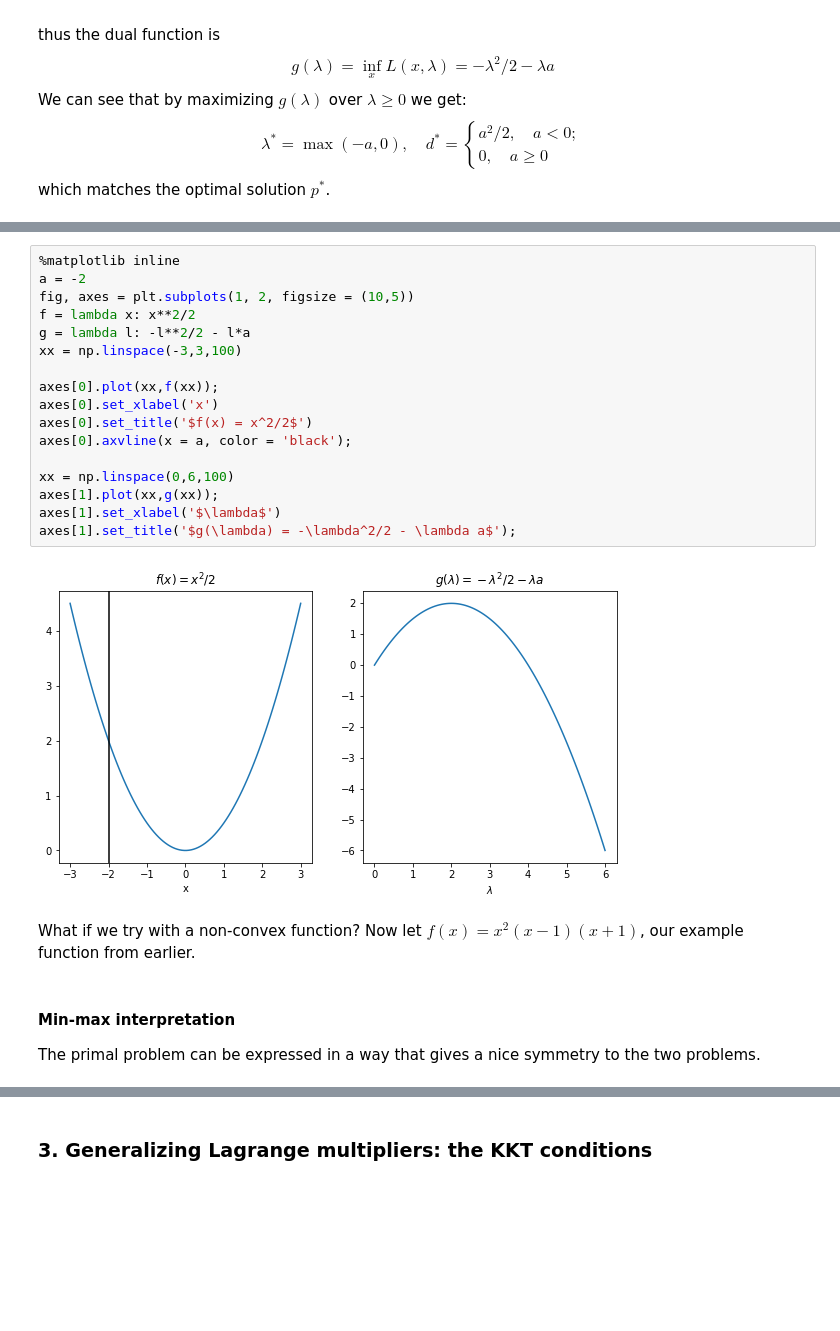
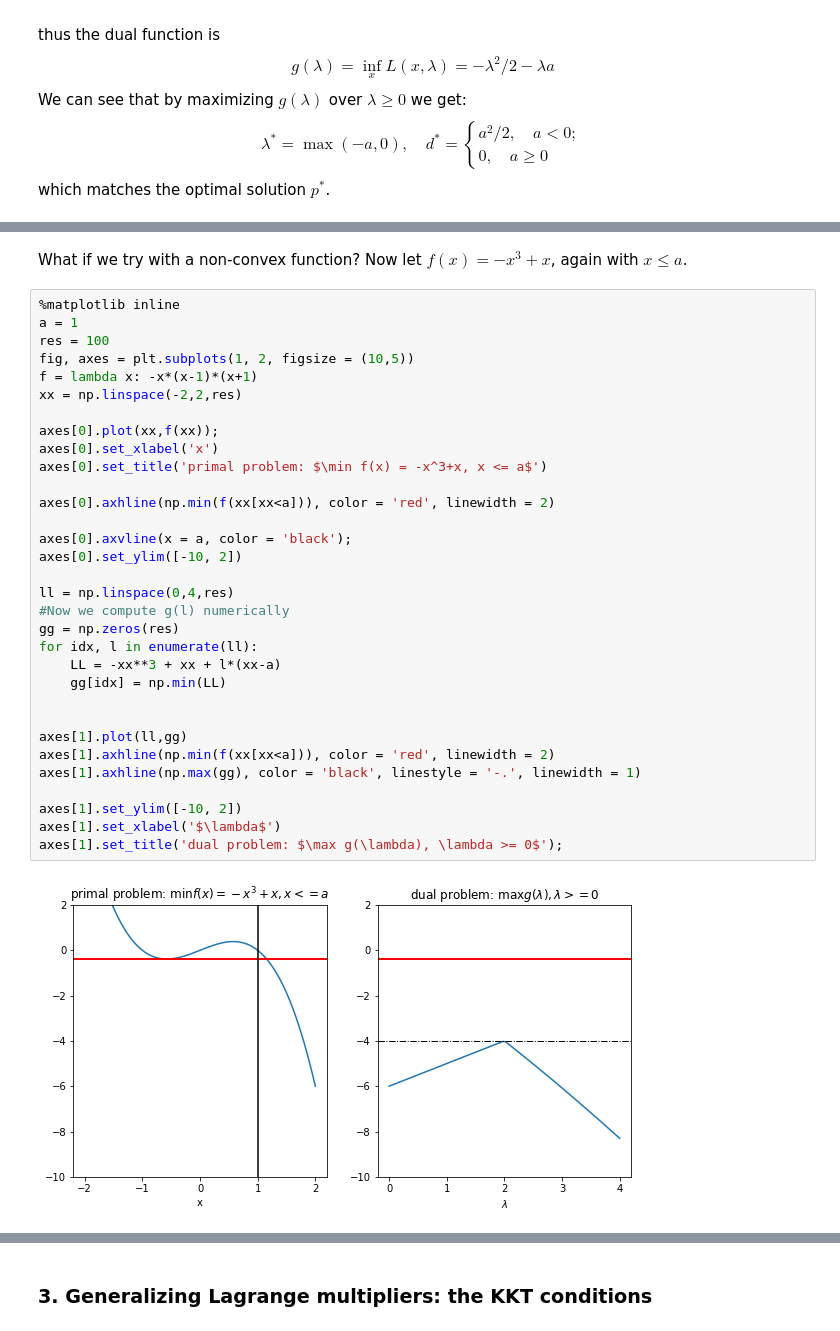
Before and after one commit to benlansdell/convex-tutorial, a Jupyter notebook: convex-tutorial.ipynb, the cells around one changed output, grey strips where cells are left out. Cells and saved outputs as stored; diff of their text form; blank space fills up the shorter version.

```diff
--- a/convex-tutorial.ipynb
+++ b/convex-tutorial.ipynb
@@ -630,25 +686,36 @@ which matches the optimal solution $p^*$.
+# %% [markdown]
+What if we try with a non-convex function? Now let $f(x) = -x^3+x$, again with $x\le a$.
 # %%
 %matplotlib inline
-a = -2
+a = 1
+res = 100
 fig, axes = plt.subplots(1, 2, figsize = (10,5))
-f = lambda x: x**2/2
-g = lambda l: -l**2/2 - l*a
-xx = np.linspace(-3,3,100)
+f = lambda x: -x*(x-1)*(x+1)
+xx = np.linspace(-2,2,res)
 
 axes[0].plot(xx,f(xx));
 axes[0].set_xlabel('x')
-axes[0].set_title('$f(x) = x^2/2$')
+axes[0].set_title('primal problem: $\min f(x) = -x^3+x, x <= a$')
+
+axes[0].axhline(np.min(f(xx[xx<a])), color = 'red', linewidth = 2)
+
 axes[0].axvline(x = a, color = 'black');
+axes[0].set_ylim([-10, 2])
 
-xx = np.linspace(0,6,100)
-axes[1].plot(xx,g(xx));
+ll = np.linspace(0,4,res)
+#Now we compute g(l) numerically
+gg = np.zeros(res)
+for idx, l in enumerate(ll):
+    LL = -xx**3 + xx + l*(xx-a)
+    gg[idx] = np.min(LL)
+
+
+axes[1].plot(ll,gg)
+axes[1].axhline(np.min(f(xx[xx<a])), color = 'red', linewidth = 2)
+axes[1].axhline(np.max(gg), color = 'black', linestyle = '-.', linewidth = 1)
+
+axes[1].set_ylim([-10, 2])
 axes[1].set_xlabel('$\lambda$')
-axes[1].set_title('$g(\lambda) = -\lambda^2/2 - \lambda a$');
+axes[1].set_title('dual problem: $\max g(\lambda), \lambda >= 0$');
 # %% [output]
-[figure, old version]
+[figure, new version]
-# %% [markdown]
-What if we try with a non-convex function? Now let $f(x) = x^2(x-1)(x+1)$, our example function from earlier.
-# %% [markdown]
-#### Min-max interpretation
-
-The primal problem can be expressed in a way that gives a nice symmetry to the two problems.
```
Also changed, not shown: parts of 24 cells of this notebook, 1 other file.
